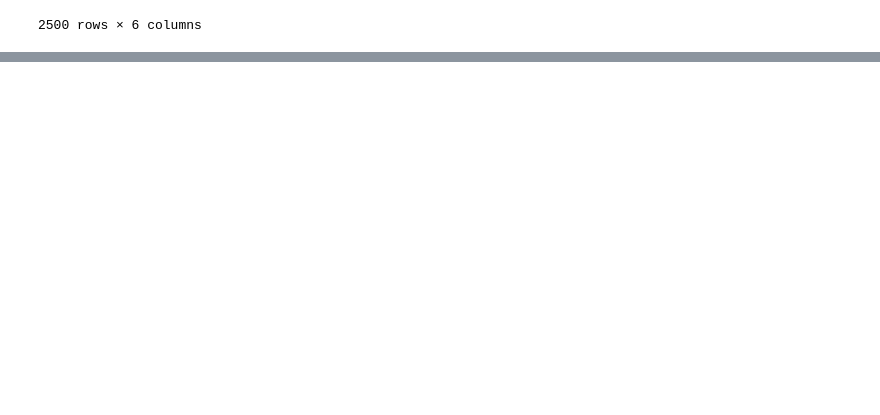
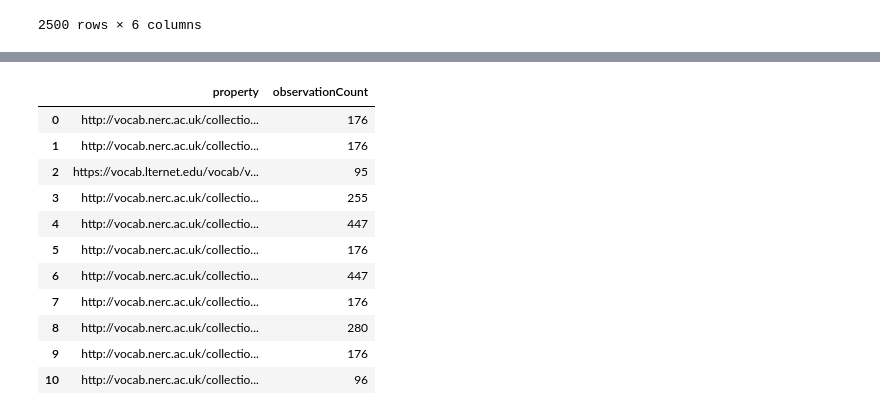
Before and after one commit to cedricdcc/demo_emobon_kgap, a Jupyter notebook: notebooks/emobon_tests.ipynb, the cells around one changed output, grey strips where cells are left out. Cells and saved outputs as stored; diff of their text form; code cells hidden in the pictures; blank space fills up the shorter version.

```diff
--- a/notebooks/emobon_tests.ipynb
+++ b/notebooks/emobon_tests.ipynb
@@ -63,0 +113,16 @@ observation_results
+# %%
+count_by_property = execute_to_df('count_by_property.sparql')
+count_by_property
+# %% [output]
+|  | property | observationCount |
+| 0 | http://vocab.nerc.ac.uk/collectio... | 176 |
+| 1 | http://vocab.nerc.ac.uk/collectio... | 176 |
+| 2 | https://vocab.lternet.edu/vocab/v... | 95 |
+| 3 | http://vocab.nerc.ac.uk/collectio... | 255 |
+| 4 | http://vocab.nerc.ac.uk/collectio... | 447 |
+| 5 | http://vocab.nerc.ac.uk/collectio... | 176 |
+| 6 | http://vocab.nerc.ac.uk/collectio... | 447 |
+| 7 | http://vocab.nerc.ac.uk/collectio... | 176 |
+| 8 | http://vocab.nerc.ac.uk/collectio... | 280 |
+| 9 | http://vocab.nerc.ac.uk/collectio... | 176 |
+| 10 | http://vocab.nerc.ac.uk/collectio... | 96 |
```
Also changed, not shown: parts of 6 cells of this notebook, 6 other files.
